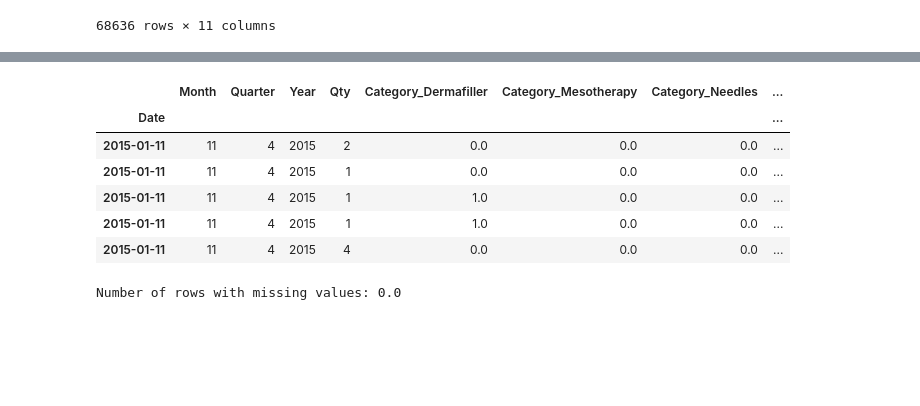
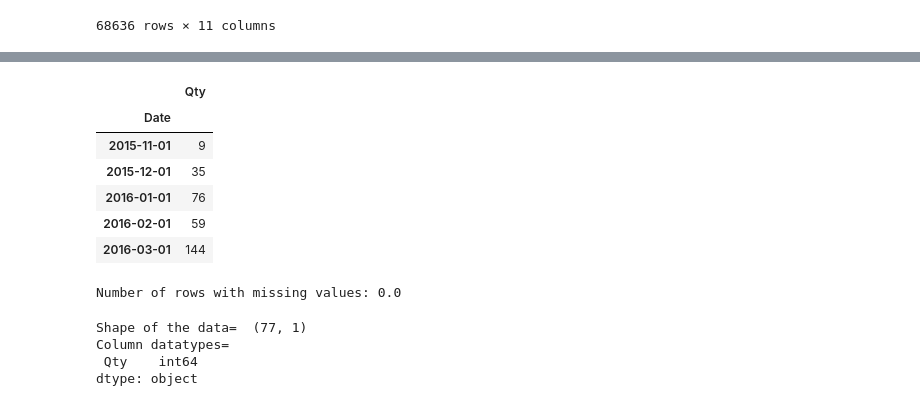
Before and after one commit to Rushayeal/Dissertation, a Jupyter notebook: Source/Tutorial 3 - Sales.ipynb, the cells around one changed output, grey strips where cells are left out. Cells and saved outputs as stored; diff of their text form; code cells hidden in the pictures; blank space fills up the shorter version.

```diff
--- a/Source/Tutorial 3 - Sales.ipynb
+++ b/Source/Tutorial 3 - Sales.ipynb
@@ -82,3 +82,6 @@ df
 | 68634 | 1-3-2022 | 3 | 1 | 2022 | 1 | 0.0 | 0.0 | ... |
 | 68635 | 1-3-2022 | 3 | 1 | 2022 | 1 | 0.0 | 0.0 | ... |
 68636 rows × 11 columns
+# %%
+df = df.groupby(['Date'],as_index=False)['Qty'].agg("sum")
+print(df)
@@ -85,19 +103,26 @@ df
 # %%
-#df = df.rename(columns={'fecha': 'Date'})
-df['Date'] = pd.to_datetime(df.Date)
+df = df.rename(columns={'fecha': 'Date'})
+df['Date'] = pd.to_datetime(df.Date, format="%d-%m-%Y")
 df = df.set_index('Date')
 #df = df.rename(columns={'x': 'y'})
 #df = df.asfreq('MS')
 df = df.sort_index()
 df.head()
+
+# df['Date'] = pd.to_datetime(df.Date, format="%d-%m-%Y")
+# df = df.sort_values(by='Date')
+# df = df.set_index(df.Date)
+# df.drop('Date', axis = 1, inplace = True)
+# print('Column datatypes= \n',df.dtypes)
+# df
 # %% [output]
-|  | Month | Quarter | Year | Qty | Category_Dermafiller | Category_Mesotherapy | Category_Needles | ... |
-| Date |  |  |  |  |  |  |  | ... |
-| 2015-01-11 | 11 | 4 | 2015 | 2 | 0.0 | 0.0 | 0.0 | ... |
-| 2015-01-11 | 11 | 4 | 2015 | 1 | 0.0 | 0.0 | 0.0 | ... |
-| 2015-01-11 | 11 | 4 | 2015 | 1 | 1.0 | 0.0 | 0.0 | ... |
-| 2015-01-11 | 11 | 4 | 2015 | 1 | 1.0 | 0.0 | 0.0 | ... |
-| 2015-01-11 | 11 | 4 | 2015 | 4 | 0.0 | 0.0 | 0.0 | ... |
+|  | Qty |
+| Date |  |
+| 2015-11-01 | 9 |
+| 2015-12-01 | 35 |
+| 2016-01-01 | 76 |
+| 2016-02-01 | 59 |
+| 2016-03-01 | 144 |
 # %%
 print(f'Number of rows with missing values: {df.isnull().any(axis=1).mean()}')
 # %% [output]
@@ -108,3 +133,11 @@ Number of rows with missing values: 0.0
 # (df.index == pd.date_range(start=df.index.min(),
 #                              end=df.index.max(),
 #                              freq=df.index.freq)).all()
+# %%
+print('Shape of the data= ', df.shape)
+print('Column datatypes= \n',df.dtypes)
+# %% [output]
+Shape of the data=  (77, 1)
+Column datatypes=
+ Qty    int64
+dtype: object
```
Also changed, not shown: parts of 5 cells of this notebook, 4 other files.
